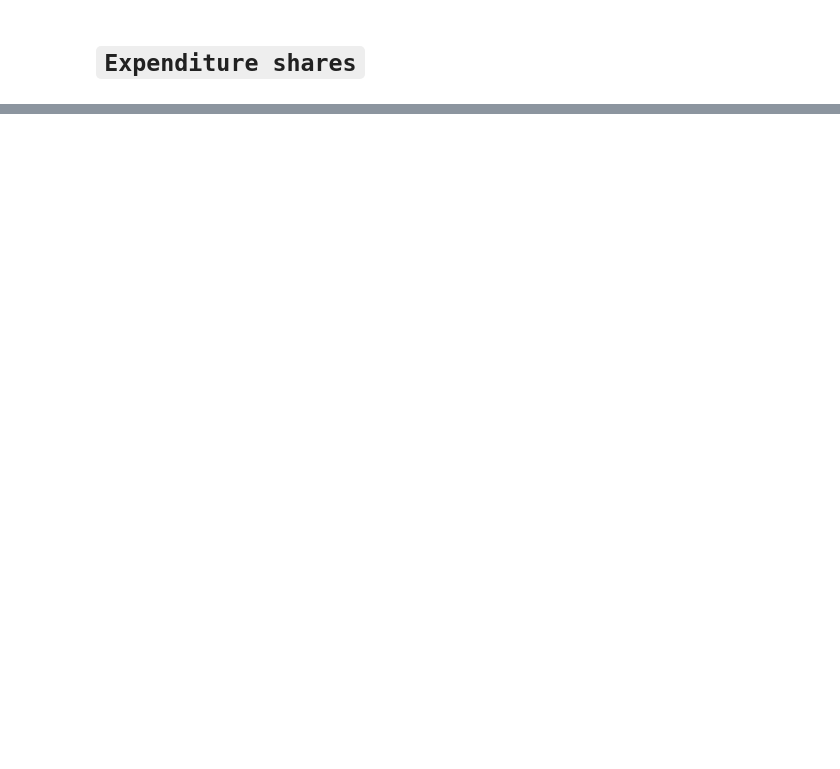
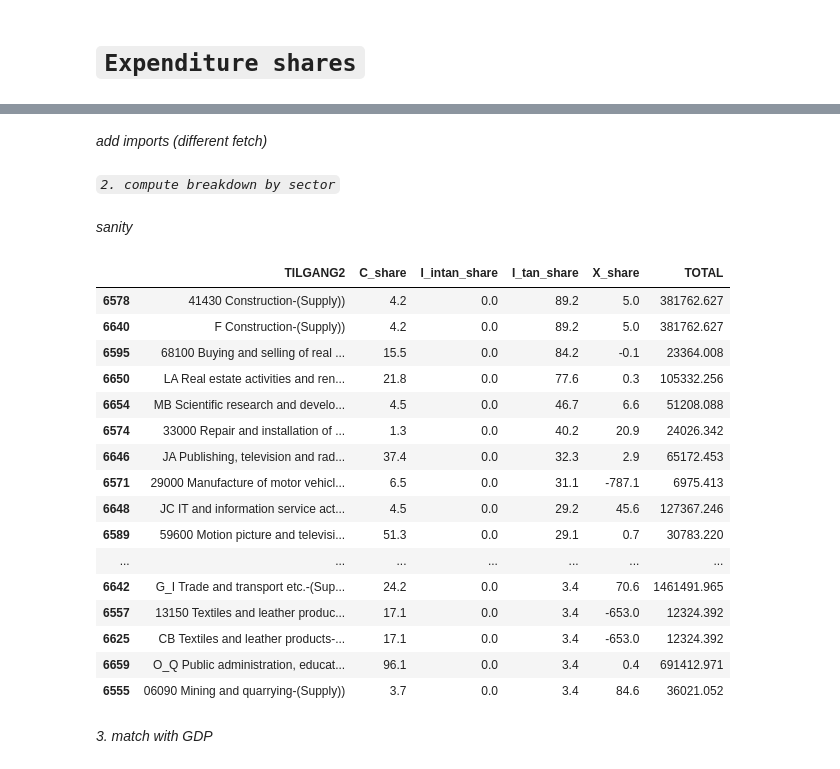
Before and after one commit to cfn368/ba_capinc, a Jupyter notebook: 4_expenditure_s.ipynb, the cells around one changed output, grey strips where cells are left out. Saved outputs shown, nothing was run; the diff lists cells and outputs as text; code cells hidden in the pictures; blank space fills up the shorter version.

```diff
--- a/4_expenditure_s.ipynb
+++ b/4_expenditure_s.ipynb
@@ -93,0 +137,71 @@ GDP
+# %% [markdown]
+*add imports (different fetch)*
+# %%
+# 1. fetch
+params_io = {
+    'table' : 'NAIO1F',
+    'format': 'BULK',
+    'lang'  : 'en',
+    'variables': [
+        {'code': 'PRISENHED'    , 'values': ['V']},
+        {'code': 'Tid'          , 'values': ['*']},
+        {'code': 'TILGANG1'     , 'values': ['P7AD2121']},
+        {'code': 'TILGANG2'     , 'values': ['*']},
+        {'code': 'ANVENDELSE'   , 'values': ['AIAE']},
+    ]
+}
+
+io_imp = NAIO1F.get_data(params=params_io)
+io_imp['INDHOLD'] = pd.to_numeric(io_imp['INDHOLD'], errors='coerce')
+io_imp = io_imp.rename(columns={'INDHOLD' : 'M'})
+
+# 2. merge with other
+io_T = io_T.merge(io_imp[['TID','TILGANG2','M']], on=['TID','TILGANG2'], how='left')
+# %% [markdown]
+*`2. compute breakdown by sector`*
+# %%
+# 1. final use shares
+IO = io_T.copy()
+IO['final_use'] = IO["C"] + IO["G"] + IO["GFCF"] + IO["X"] # - IO['M']
+
+IO["C_share"]       = (IO["C"] + IO["G"]) / IO['final_use']     *100
+IO["I_intan_share"] = IO["I_intan"] / IO['final_use']           *100
+IO["I_tan_share"]   = IO["I_tan"] / IO['final_use']             *100
+IO["X_share"]       = (IO["X"] - IO["M"]) / IO['final_use']     *100
+# %% [markdown]
+*sanity*
+# %%
+# 1. print all for a specific year
+year = 2022
+cols = ['TILGANG2','C_share','I_intan_share','I_tan_share','X_share','TOTAL']
+
+IO_year = IO[IO['TID'] == year]
+IO_year = IO_year[cols].copy()
+IO_year = IO_year.sort_values(by='I_tan_share', ascending=False)
+
+IO_year['C_share'] = IO_year['C_share'].round(1)
+IO_year['I_intan_share'] = IO_year['I_intan_share'].round(1)
+IO_year['I_tan_share'] = IO_year['I_tan_share'].round(1)
+IO_year['X_share'] = IO_year['X_share'].round(1)
+
+IO_year.head(60) # messed up as there it double counting when using all TILGANG2
+# %% [output]
+|  | TILGANG2 | C_share | I_intan_share | I_tan_share | X_share | TOTAL |
+| 6578 | 41430 Construction-(Supply)) | 4.2 | 0.0 | 89.2 | 5.0 | 381762.627 |
+| 6640 | F Construction-(Supply)) | 4.2 | 0.0 | 89.2 | 5.0 | 381762.627 |
+| 6595 | 68100 Buying and selling of real ... | 15.5 | 0.0 | 84.2 | -0.1 | 23364.008 |
+| 6650 | LA Real estate activities and ren... | 21.8 | 0.0 | 77.6 | 0.3 | 105332.256 |
+| 6654 | MB Scientific research and develo... | 4.5 | 0.0 | 46.7 | 6.6 | 51208.088 |
+| 6574 | 33000 Repair and installation of ... | 1.3 | 0.0 | 40.2 | 20.9 | 24026.342 |
+| 6646 | JA Publishing, television and rad... | 37.4 | 0.0 | 32.3 | 2.9 | 65172.453 |
+| 6571 | 29000 Manufacture of motor vehicl... | 6.5 | 0.0 | 31.1 | -787.1 | 6975.413 |
+| 6648 | JC IT and information service act... | 4.5 | 0.0 | 29.2 | 45.6 | 127367.246 |
+| 6589 | 59600 Motion picture and televisi... | 51.3 | 0.0 | 29.1 | 0.7 | 30783.220 |
+| ... | ... | ... | ... | ... | ... | ... |
+| 6642 | G_I Trade and transport etc.-(Sup... | 24.2 | 0.0 | 3.4 | 70.6 | 1461491.965 |
+| 6557 | 13150 Textiles and leather produc... | 17.1 | 0.0 | 3.4 | -653.0 | 12324.392 |
+| 6625 | CB Textiles and leather products-... | 17.1 | 0.0 | 3.4 | -653.0 | 12324.392 |
+| 6659 | O_Q Public administration, educat... | 96.1 | 0.0 | 3.4 | 0.4 | 691412.971 |
+| 6555 | 06090 Mining and quarrying-(Supply)) | 3.7 | 0.0 | 3.4 | 84.6 | 36021.052 |
+# %% [markdown]
+*3. match with GDP*
```
Also changed, not shown: parts of 11 cells of this notebook, 4 other files.
